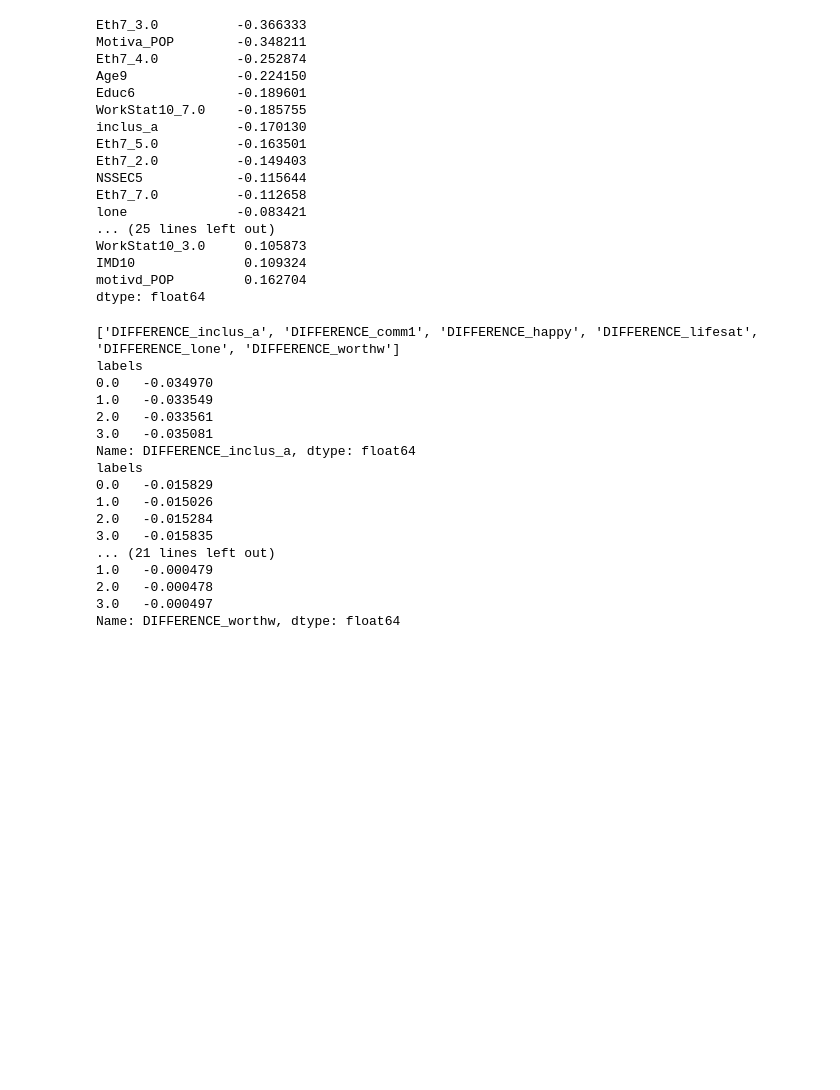
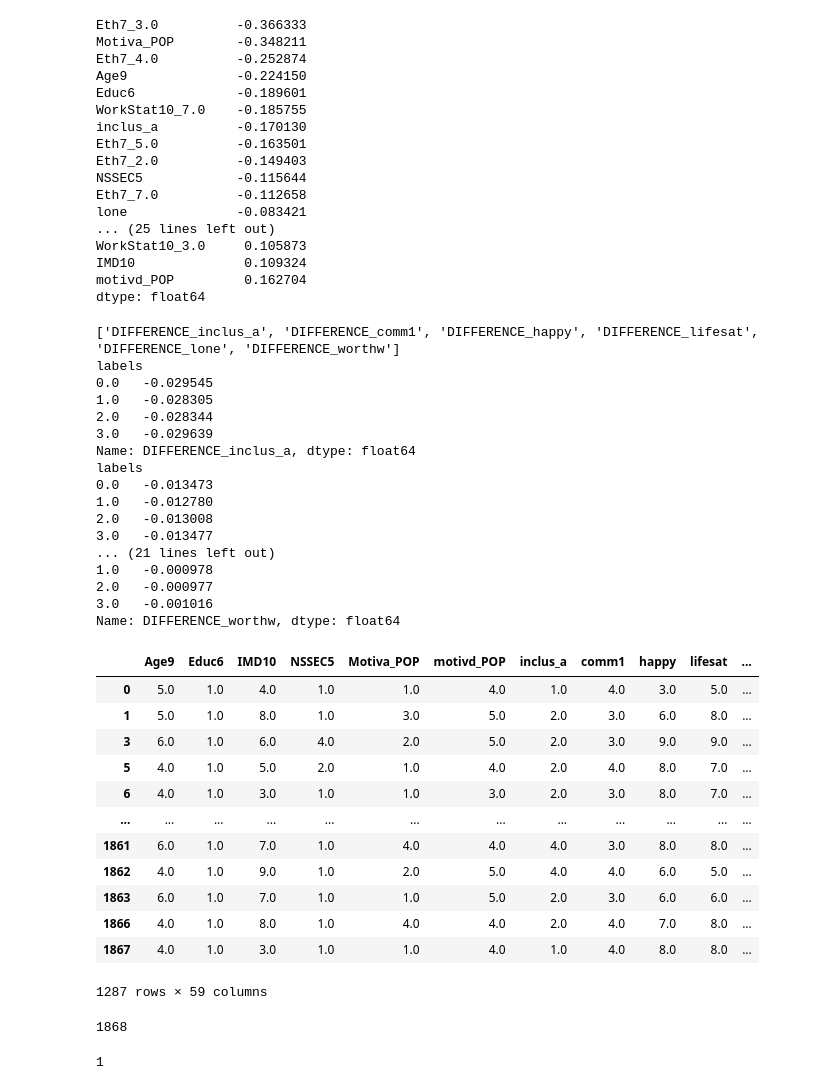
Before and after one commit to ferguswatson39/london_sport2, a Jupyter notebook: notebooks/perturbation/perturb_test.ipynb, the cells around one changed output. Drawn from its saved outputs; the diff is of its cells as text; code cells hidden in the pictures; blank space fills up the shorter version.

Commit message:
debugged run_perturbations and replaced perturb function with simpler logic

```diff
--- a/notebooks/perturbation/perturb_test.ipynb
+++ b/notebooks/perturbation/perturb_test.ipynb
@@ -320,5 +320,5 @@ perturbed_df.to_csv('2022_perturbed_data.csv', index=False)
 # %%
-path = r'C:\Users\fergu\Documents\GitHub\london_sport2\notebooks\perturbation\2022_perturbed_data.csv'
+path = r'C:\Users\fergu\Documents\GitHub\london_sport2\notebooks\perturbation\p2_2022_perturbed_data.csv'
 df = pd.read_csv(path)
 df['labels'] = clusters_for_test_set
 # %%
@@ -332,18 +332,18 @@ get_group_bys(df)
 # %% [output]
 ['DIFFERENCE_inclus_a', 'DIFFERENCE_comm1', 'DIFFERENCE_happy', 'DIFFERENCE_lifesat', 'DIFFERENCE_lone', 'DIFFERENCE_worthw']
 labels
-0.0   -0.034970
-1.0   -0.033549
-2.0   -0.033561
-3.0   -0.035081
+0.0   -0.029545
+1.0   -0.028305
+2.0   -0.028344
+3.0   -0.029639
 Name: DIFFERENCE_inclus_a, dtype: float64
 labels
-0.0   -0.015829
-1.0   -0.015026
-2.0   -0.015284
-3.0   -0.015835
+0.0   -0.013473
+1.0   -0.012780
+2.0   -0.013008
+3.0   -0.013477
 ... (21 lines left out)
-1.0   -0.000479
-2.0   -0.000478
-3.0   -0.000497
+1.0   -0.000978
+2.0   -0.000977
+3.0   -0.001016
 Name: DIFFERENCE_worthw, dtype: float64
@@ -349,0 +353,21 @@ Name: DIFFERENCE_worthw, dtype: float64
+# %%
+df[df['Age9'] > 3]
+# %% [output]
+|  | Age9 | Educ6 | IMD10 | NSSEC5 | Motiva_POP | motivd_POP | inclus_a | comm1 | happy | lifesat | ... |
+| 0 | 5.0 | 1.0 | 4.0 | 1.0 | 1.0 | 4.0 | 1.0 | 4.0 | 3.0 | 5.0 | ... |
+| 1 | 5.0 | 1.0 | 8.0 | 1.0 | 3.0 | 5.0 | 2.0 | 3.0 | 6.0 | 8.0 | ... |
+| 3 | 6.0 | 1.0 | 6.0 | 4.0 | 2.0 | 5.0 | 2.0 | 3.0 | 9.0 | 9.0 | ... |
+| 5 | 4.0 | 1.0 | 5.0 | 2.0 | 1.0 | 4.0 | 2.0 | 4.0 | 8.0 | 7.0 | ... |
+| 6 | 4.0 | 1.0 | 3.0 | 1.0 | 1.0 | 3.0 | 2.0 | 3.0 | 8.0 | 7.0 | ... |
+| ... | ... | ... | ... | ... | ... | ... | ... | ... | ... | ... | ... |
+| 1861 | 6.0 | 1.0 | 7.0 | 1.0 | 4.0 | 4.0 | 4.0 | 3.0 | 8.0 | 8.0 | ... |
+| 1862 | 4.0 | 1.0 | 9.0 | 1.0 | 2.0 | 5.0 | 4.0 | 4.0 | 6.0 | 5.0 | ... |
+| 1863 | 6.0 | 1.0 | 7.0 | 1.0 | 1.0 | 5.0 | 2.0 | 3.0 | 6.0 | 6.0 | ... |
+| 1866 | 4.0 | 1.0 | 8.0 | 1.0 | 4.0 | 4.0 | 2.0 | 4.0 | 7.0 | 8.0 | ... |
+| 1867 | 4.0 | 1.0 | 3.0 | 1.0 | 1.0 | 4.0 | 1.0 | 4.0 | 8.0 | 8.0 | ... |
+1287 rows × 59 columns
+# %%
+len(df)
+len(mask)
+# %% [output]
+1868
@@ -349,0 +376,4 @@ Name: DIFFERENCE_worthw, dtype: float64
+# %%
+df.columns.get_loc('Educ6')
+# %% [output]
+1
```
Also changed, not shown: parts of 5 cells of this notebook, 2 other files.
